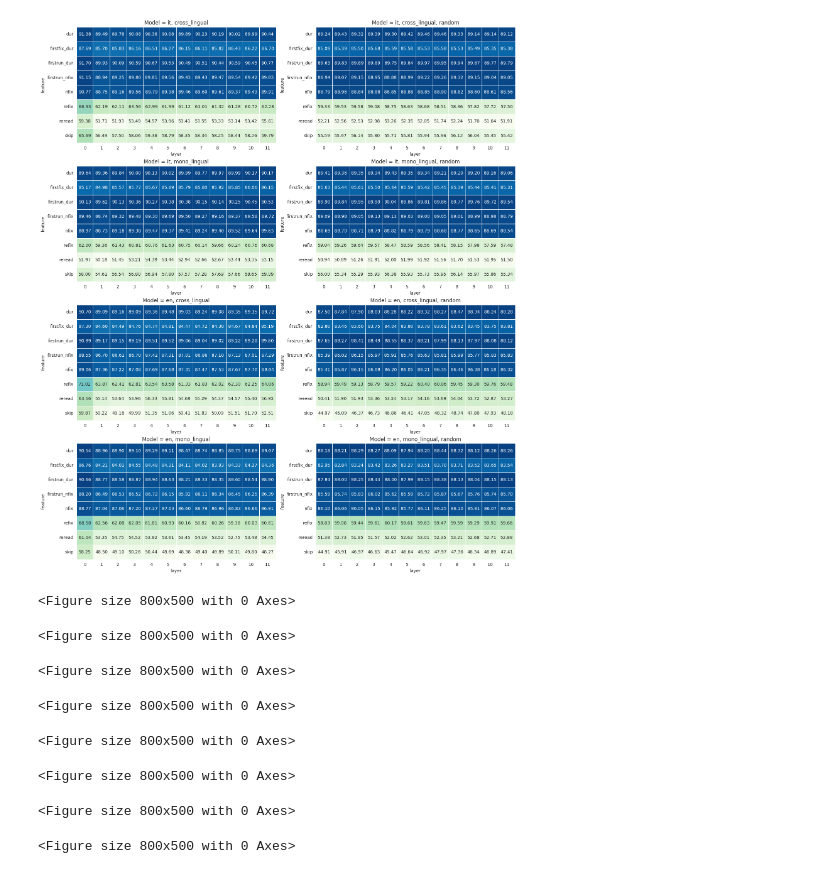
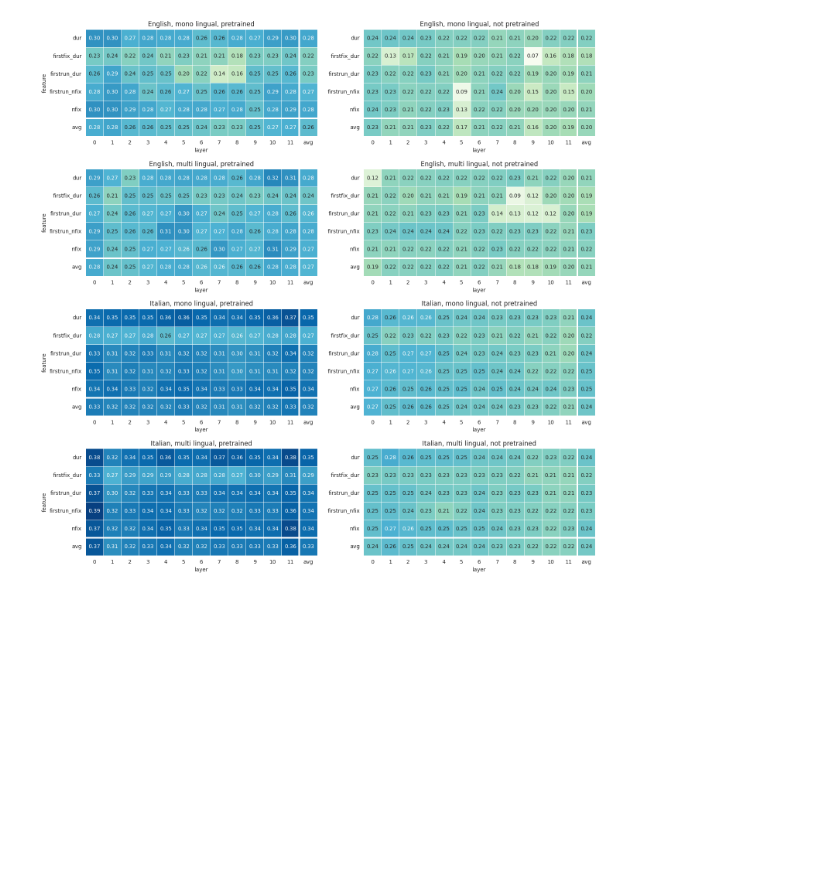
Before and after one commit to Andrew-Wyn/augmenting_nlms_meco, a Jupyter notebook: notebook/visualize_probing_tasks_results.ipynb, the cells around one changed output. Saved outputs shown, nothing was run; the diff lists cells and outputs as text; code cells hidden in the pictures; blank space fills up the shorter version.

Commit message:
added notebooks for results visualization

```diff
--- a/notebook/visualize_probing_tasks_results.ipynb
+++ b/notebook/visualize_probing_tasks_results.ipynb
@@ -7,7 +7,7 @@ import os
 sns.set_style('darkgrid')
 # %%
 res_dir = '/home/lmoroni/__workdir/augmenting_nlms_meco/output/probe_2_final'
-metric = 'mae' # ['r2', 'corr_acc', 'mse', 'mae']
+metric = 'acc_corr' # ['r2', 'acc_corr', 'mse', 'mae']
 # %%
 def get_probing_dirs(res_dir):
     return [os.path.join(res_dir, dir_name) for dir_name in os.listdir(res_dir) if dir_name.startswith('probing')]
@@ -53,10 +53,19 @@ def plot_heatmap(ax, all_df, language, language_mode, pretrained):
         mean_dict['avg_score'].append(group_df.mean())
     mean_df = pd.DataFrame.from_dict(mean_dict)
     table = mean_df.pivot(columns='layer', index='feature', values='avg_score')
-    table = table.map(lambda x: 100 -x)
-    plt.figure(figsize=(8, 5));
-    pretrained_str = '' if pretrained else ', random'
-    sns.heatmap(ax=ax, data=table, annot=True, fmt=".2f", cmap='GnBu', cbar=False, linewidth=.5).set(title=f'Model = {language}, {language_mode}{pretrained_str}');
+    table['avg'] = table.mean(axis=1)
+    table.loc['avg'] = table.mean(axis=0)
+    if metric == 'mae':
+        table = table.map(lambda x: 100 -x)
+    # plt.figure(figsize=(8, 5));
+    language_str = 'Italian' if language == 'it' else 'English'
+    language_mode_str = 'multi lingual' if language_mode == 'cross_lingual' else 'mono lingual'
+    pretrained_str = 'pretrained' if pretrained else 'not pretrained'
+    sns.heatmap(ax=ax, data=table, annot=True, fmt=".2f", cmap='GnBu', cbar=False, linewidth=.5, square=True, vmin=0.07, vmax=0.39).set(title=f'{language_str}, {language_mode_str}, {pretrained_str}');
+    ax.hlines([5], *ax.get_xlim(), color='white', linewidths=3)
+    ax.vlines([12], *ax.get_xlim(), color='white', linewidths=3)
+    if not pretrained:
+        ax.set(ylabel='')
 # %%
 all_df = []
 for src_dir in src_dirs:
@@ -64,27 +73,21 @@ for src_dir in src_dirs:
     res_df = load_result_df(src_dir, model_config, metric)
     all_df.append(res_df)
 all_df = pd.concat(all_df, ignore_index=True)
+# %%
+cont_df = all_df[~all_df['feature'].isin(['skip', 'refix', 'reread'])]
 # %%
-fig, axes = plt.subplots(4, 2, figsize=(18, 22));
+fig, axes = plt.subplots(4, 2, figsize=(17, 18));
 axes = axes.flatten();
 ax_idx = 0
-for language in all_df['language'].unique():
-    for language_mode in all_df['language_mode'].unique():
+for language in sorted(all_df['language'].unique()):
+    for language_mode in sorted(all_df['language_mode'].unique(), reverse=True):
         for pretrained in sorted(all_df['pretrained'].unique(), reverse=True):
-            plot_heatmap(axes[ax_idx], all_df, language, language_mode, pretrained)
+            plot_heatmap(axes[ax_idx], cont_df, language, language_mode, pretrained)
             ax_idx += 1
 
-fig.savefig('/home/luca/Workspace/augmenting_nlms_meco/output/plots/probing_all.png')
+fig.savefig('/home/luca/Workspace/augmenting_nlms_meco/output/plots/probing_all_spearman.png', bbox_inches='tight')
 # %% [output]
-[figure, old version]
+[figure, new version]
-<Figure size 800x500 with 0 Axes>
-<Figure size 800x500 with 0 Axes>
-<Figure size 800x500 with 0 Axes>
-<Figure size 800x500 with 0 Axes>
-<Figure size 800x500 with 0 Axes>
-<Figure size 800x500 with 0 Axes>
-<Figure size 800x500 with 0 Axes>
-<Figure size 800x500 with 0 Axes>
 # %%
 # for language in all_df['language'].unique():
 #     for language_mode in all_df['language_mode'].unique():
```
Also changed, not shown: parts of 1 cell of this notebook, 5 other files.
